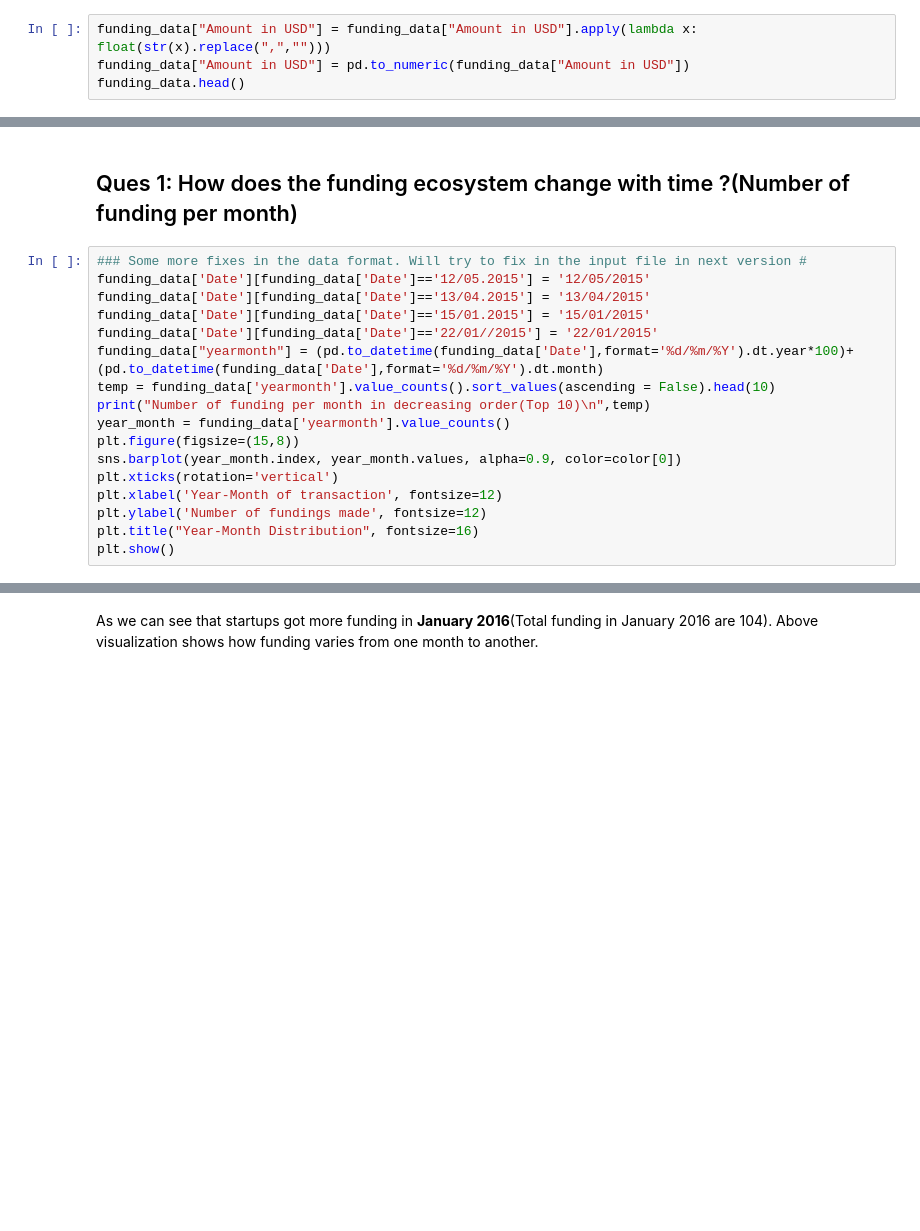
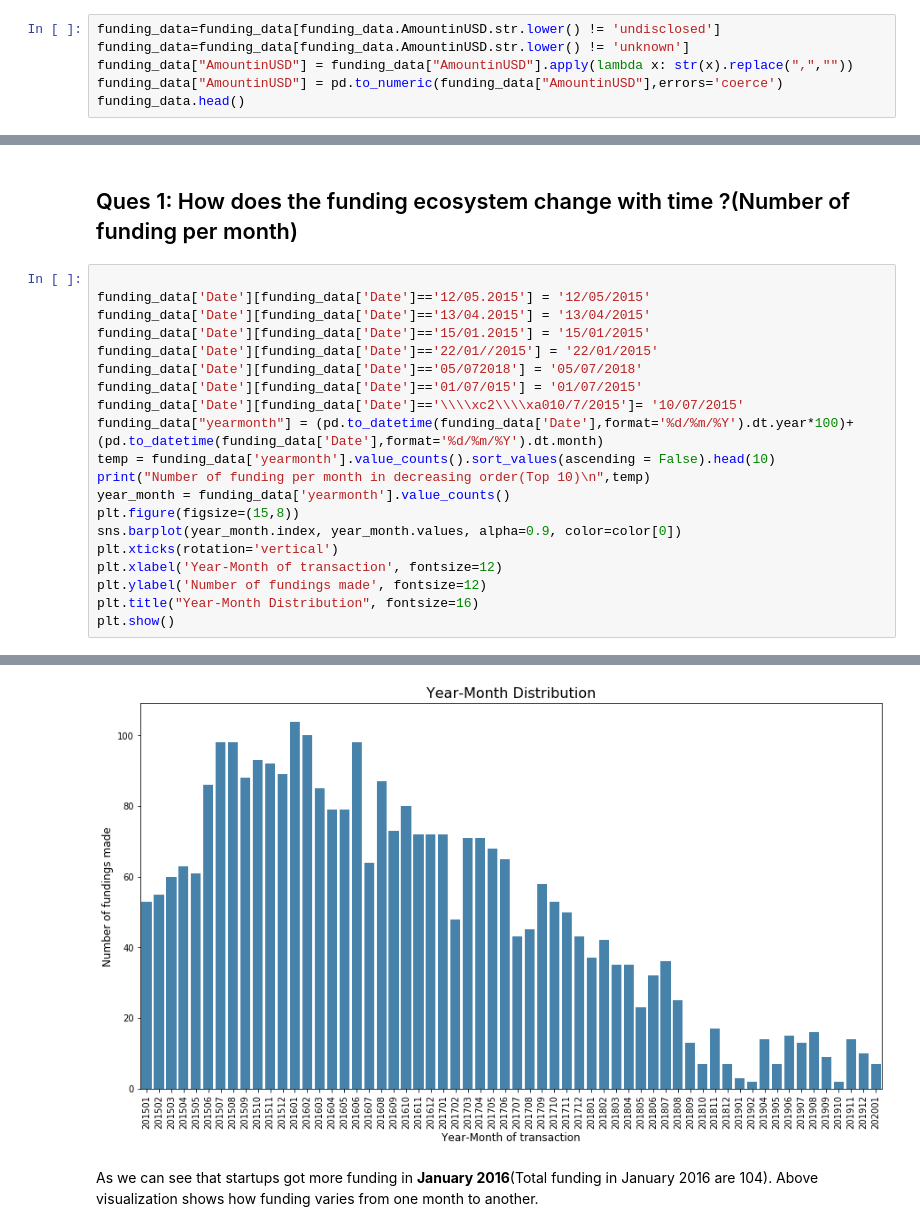
Before and after one commit to dp3191/Evolve, a Jupyter notebook: Top Funding Startups in India.ipynb, the cells around one changed output, grey strips where cells are left out. Drawn from its saved outputs; the diff is of its cells as text; blank space fills up the shorter version.

```diff
--- a/Top Funding Startups in India.ipynb
+++ b/Top Funding Startups in India.ipynb
@@ -78,7 +91,9 @@ funding_data.head()
 # %% [markdown]
 Now convert the string **"AmountInUSD" **into numeric
 # %%
-funding_data["Amount in USD"] = funding_data["Amount in USD"].apply(lambda x: float(str(x).replace(",","")))
-funding_data["Amount in USD"] = pd.to_numeric(funding_data["Amount in USD"])
+funding_data=funding_data[funding_data.AmountinUSD.str.lower() != 'undisclosed']
+funding_data=funding_data[funding_data.AmountinUSD.str.lower() != 'unknown']
+funding_data["AmountinUSD"] = funding_data["AmountinUSD"].apply(lambda x: str(x).replace(",",""))
+funding_data["AmountinUSD"] = pd.to_numeric(funding_data["AmountinUSD"],errors='coerce')
 funding_data.head()
 # %% [output]
@@ -86,11 +106,14 @@ ValueError: could not convert string to float: 'undisclosed'
 # %% [markdown]
 ## Ques 1:  How does the funding ecosystem change with time ?(Number of funding per month)
 # %%
-### Some more fixes in the data format. Will try to fix in the input file in next version #
+
 funding_data['Date'][funding_data['Date']=='12/05.2015'] = '12/05/2015'
 funding_data['Date'][funding_data['Date']=='13/04.2015'] = '13/04/2015'
 funding_data['Date'][funding_data['Date']=='15/01.2015'] = '15/01/2015'
 funding_data['Date'][funding_data['Date']=='22/01//2015'] = '22/01/2015'
+funding_data['Date'][funding_data['Date']=='05/072018'] = '05/07/2018'
+funding_data['Date'][funding_data['Date']=='01/07/015'] = '01/07/2015'
+funding_data['Date'][funding_data['Date']=='\\\\xc2\\\\xa010/7/2015']= '10/07/2015'
 funding_data["yearmonth"] = (pd.to_datetime(funding_data['Date'],format='%d/%m/%Y').dt.year*100)+(pd.to_datetime(funding_data['Date'],format='%d/%m/%Y').dt.month)
 temp = funding_data['yearmonth'].value_counts().sort_values(ascending = False).head(10)
 print("Number of funding per month in decreasing order(Top 10)\n",temp)
@@ -107,3 +141,4 @@ KeyError: 'Date'
+[figure, added]
 # %% [markdown]
 As we can see that startups got more funding in **January 2016**(Total funding in January 2016 are 104). Above visualization shows how funding
 varies from one month to another.
```
Also changed, not shown: parts of 26 cells of this notebook.
